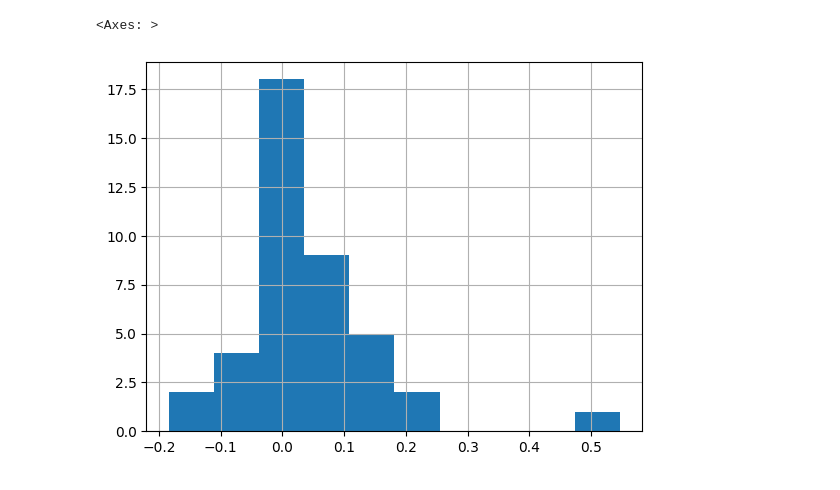
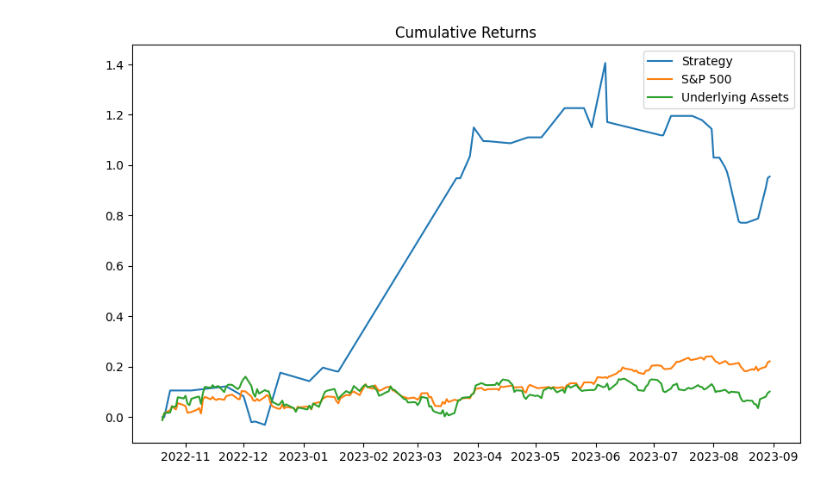
Before and after one commit to izzak98/opt-price, a Jupyter notebook: trader_smoe.ipynb, the cells around one changed output. Drawn from its saved outputs; the diff is of its cells as text; code cells hidden in the pictures.

```diff
--- a/trader_smoe.ipynb
+++ b/trader_smoe.ipynb
@@ -228,5 +256,33 @@ plt.show()
-# %%
-returns_df["returns"].hist()
-# %% [output]
-<Axes: >
-[figure, removed]
+# %%
+market_data = pd.read_csv('data/market_data/market_data.csv', index_col=0, parse_dates=True)
+spy = market_data["^GSPC"]
+spy = spy.pct_change().dropna()
+spy = spy.loc[(spy.index >= returns_df.index.min()) & (spy.index <= returns_df.index.max())]
+cum_spy_returns = np.cumprod(1 + spy) - 1
+# %%
+tickers = df["ticker"].unique()
+import os
+files = os.listdir("options_data")
+ticker_data = pd.DataFrame()
+for file in files:
+    if any(file.endswith(f"{t}.csv") for t in tickers):
+        ticker = file.split(".csv")[0]
+        sub_df = pd.read_csv(f"options_data/{file}", index_col=0, parse_dates=True)
+        sub_df.rename(columns={"Close": f"{ticker}"}, inplace=True)
+        ticker_data = ticker_data.join(sub_df, how='right')
+underlying = ticker_data
+underlying = underlying.pct_change().dropna()
+underlying = underlying.loc[(underlying.index >= returns_df.index.min()) & (underlying.index <= returns_df.index.max())]
+underlying = underlying.mean(axis=1)
+cum_underlying = np.cumprod(1 + underlying) - 1
+# %%
+plt.figure(figsize=(10,6))
+cum_rets = (1 + returns_df["normalized_returns"]).cumprod()-1
+plt.plot(cum_rets, label="Strategy")
+plt.plot(cum_spy_returns, label="S&P 500")
+plt.plot(cum_underlying, label="Underlying Assets")
+plt.title("Cumulative Returns")
+plt.legend()
+plt.show()
+# %% [output]
+[figure, added]
```
Also changed, not shown: parts of 26 cells of this notebook, 3 other files.
